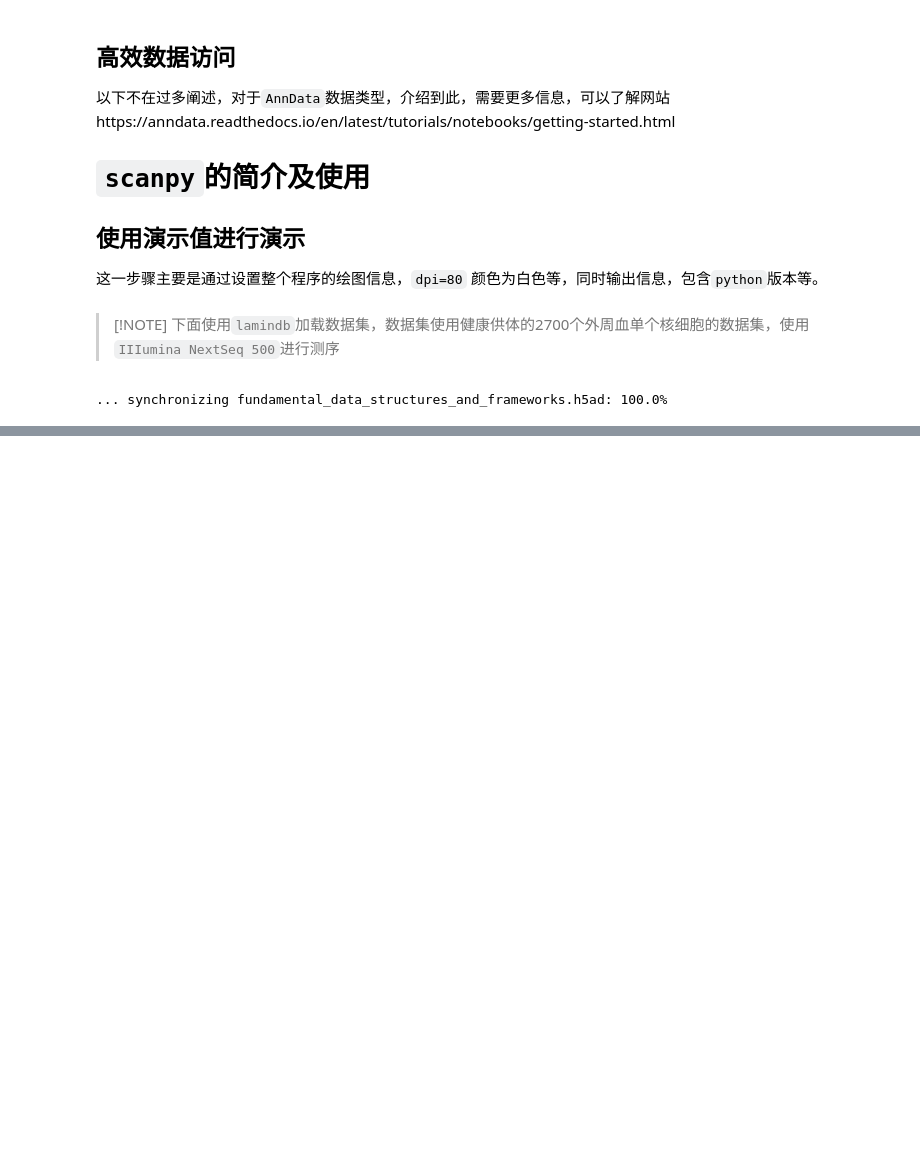
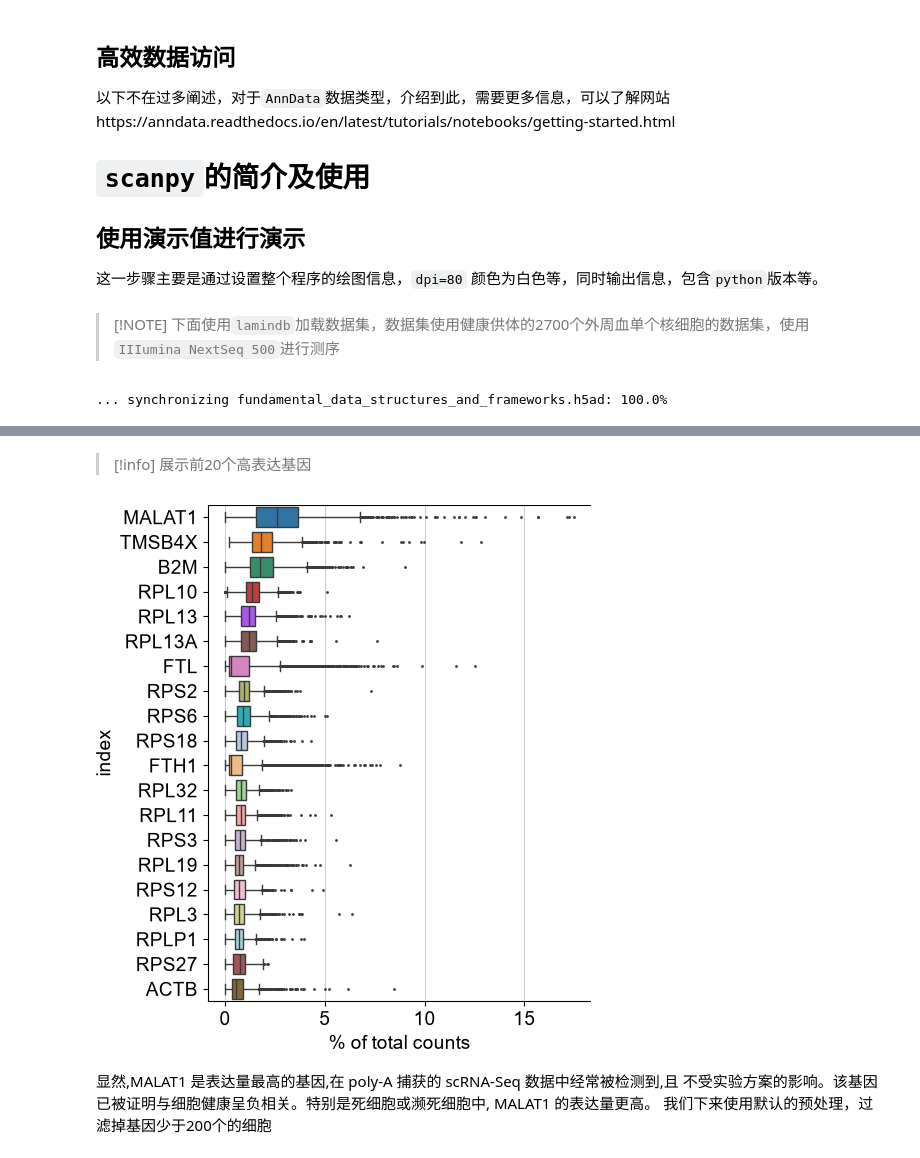
Before and after one commit to caoronglin/rlcao-notes, a Jupyter notebook: notes/bio/生信学习/单细胞/笔记/04单细胞数据结构和框架.ipynb, the cells around one changed output, grey strips where cells are left out. Drawn from its saved outputs; the diff is of its cells as text; code cells hidden in the pictures; blank space fills up the shorter version.

```diff
--- a/notes/bio/生信学习/单细胞/笔记/04单细胞数据结构和框架.ipynb
+++ b/notes/bio/生信学习/单细胞/笔记/04单细胞数据结构和框架.ipynb
@@ -217,0 +238,13 @@ adata
+# %% [markdown]
+>[!info]
+>展示前20个高表达基因
+# %%
+import scanpy as sc
+import matplotlib.pyplot as plt
+sc.pl.highest_expr_genes(adata, n_top=20)
+plt.show()
+# %% [output]
+[figure, added]
+# %% [markdown]
+显然,MALAT1 是表达量最高的基因,在 poly-A 捕获的 scRNA-Seq 数据中经常被检测到,且  不受实验方案的影响。该基因已被证明与细胞健康呈负相关。特别是死细胞或濒死细胞中,  MALAT1 的表达量更高。
+我们下来使用默认的预处理，过滤掉基因少于200个的细胞
```
Also changed, not shown: parts of 7 cells of this notebook, 1 other file.
